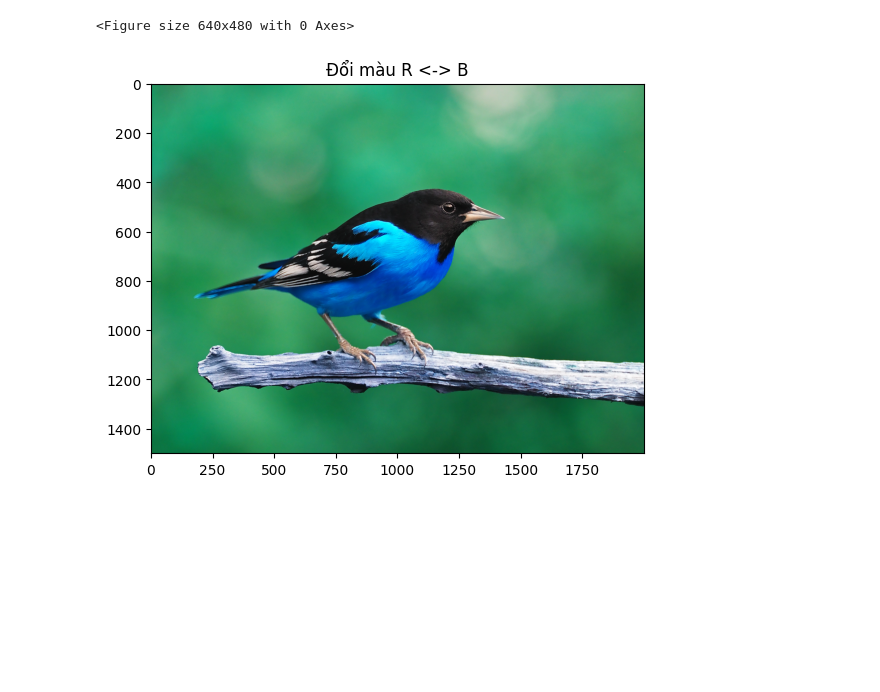
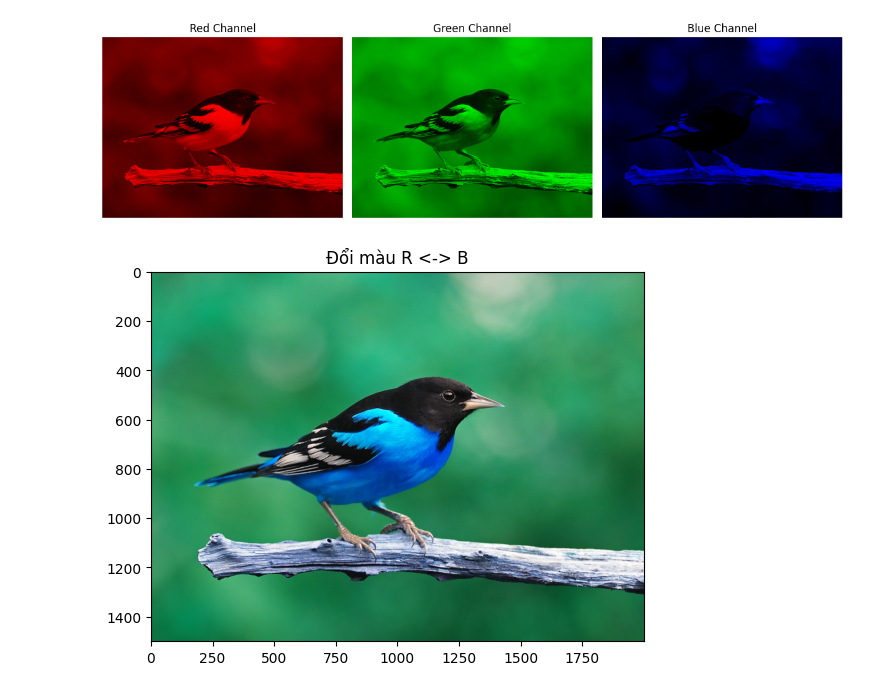
Before and after one commit to qifuong/NhapMonXuLyAnhSo-243_71ITAI40803_0101, a Jupyter notebook: Lab 1/Bai1-9.ipynb, the cells around one changed output. Drawn from its saved outputs; the diff is of its cells as text; code cells hidden in the pictures; blank space fills up the shorter version.

```diff
--- a/Lab 1/Bai1-9.ipynb
+++ b/Lab 1/Bai1-9.ipynb
@@ -1,26 +1,48 @@
 # %%
 from PIL import Image, ImageOps
 import numpy as np
 import matplotlib.pyplot as plt
 import colorsys
 import random
 from scipy.ndimage import uniform_filter
 from skimage.color import rgb2gray
 from skimage.filters import sobel
 from scipy.ndimage import median_filter
 import os
 
 #Bai 1
 img = Image.open('bird.png')
 r, g, b = img.split()
 
-Image.merge("RGB", (r, Image.new("L", r.size), Image.new("L", r.size))).save("red.png")
-Image.merge("RGB", (Image.new("L", g.size), g, Image.new("L", g.size))).save("green.png")
-Image.merge("RGB", (Image.new("L", b.size), Image.new("L", b.size), b)).save("blue.png")
+red_img = Image.merge("RGB", (r, Image.new("L", r.size), Image.new("L", r.size)))
+green_img = Image.merge("RGB", (Image.new("L", g.size), g, Image.new("L", g.size)))
+blue_img = Image.merge("RGB", (Image.new("L", b.size), Image.new("L", b.size), b))
 
+red_img.save("red.png")
+green_img.save("green.png")
+blue_img.save("blue.png")
+
+plt.figure(figsize=(12, 4))
+
+plt.subplot(1, 3, 1)
+plt.imshow(red_img)
+plt.title("Red Channel")
+plt.axis("off")
+
+plt.subplot(1, 3, 2)
+plt.imshow(green_img)
+plt.title("Green Channel")
+plt.axis("off")
+
+plt.subplot(1, 3, 3)
+plt.imshow(blue_img)
+plt.title("Blue Channel")
+plt.axis("off")
+
+plt.tight_layout()
 plt.show()
 # %% [output]
-<Figure size 640x480 with 0 Axes>
+[figure, added]
 # %%
 #Bai 2
 r, g, b = img.split()
```
Also changed, not shown: 1 other file.
